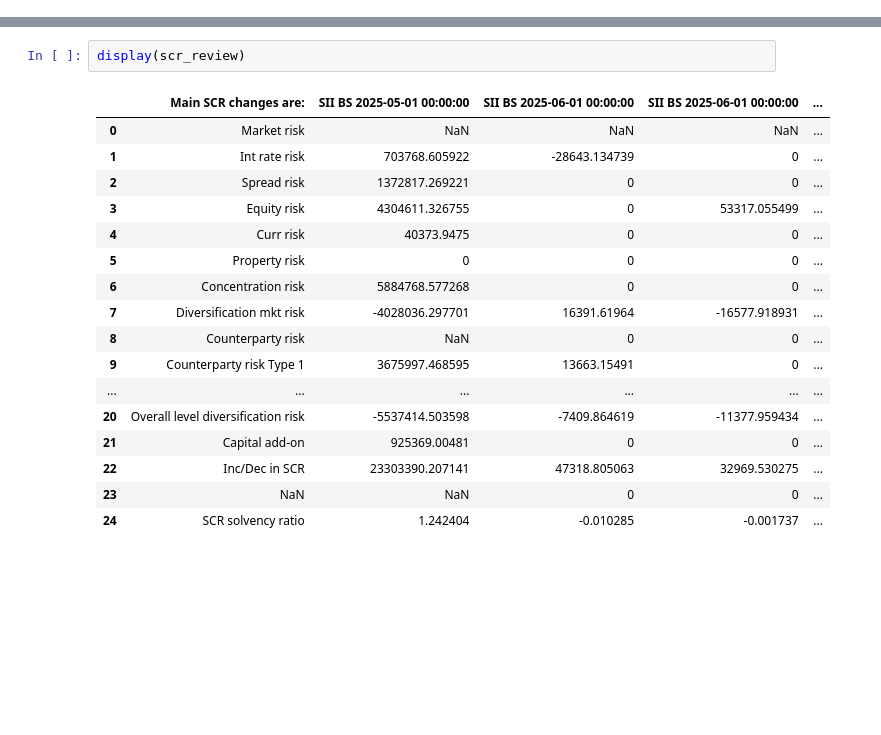
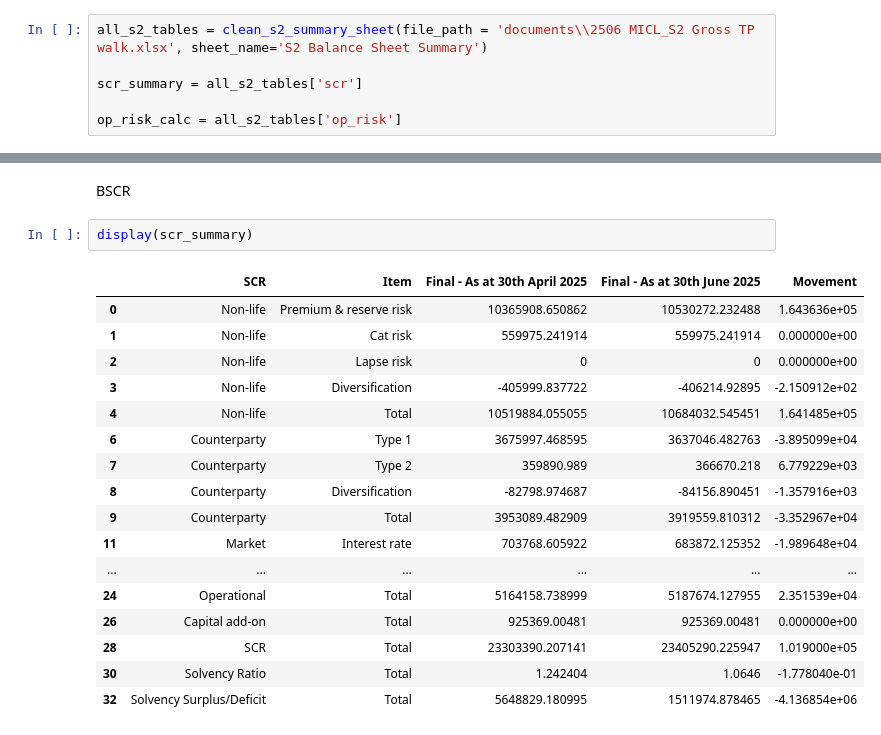
Before and after one commit to blazeitbobby/repo, a Jupyter notebook: top_down.ipynb, the cells around one changed output, grey strips where cells are left out. Drawn from its saved outputs; the diff is of its cells as text; blank space fills up the shorter version.

```diff
--- a/top_down.ipynb
+++ b/top_down.ipynb
@@ -25,0 +13,6 @@ print(diversification)
+# %%
+all_s2_tables = clean_s2_summary_sheet(file_path = 'documents\\2506 MICL_S2 Gross TP walk.xlsx', sheet_name='S2 Balance Sheet Summary')
+
+scr_summary = all_s2_tables['scr']
+
+op_risk_calc = all_s2_tables['op_risk']
@@ -26,20 +119,22 @@ print(diversification)
+# %% [markdown]
+BSCR
 # %%
-display(scr_review)
+display(scr_summary)
 # %% [output]
-|  | Main SCR changes are: | SII BS 2025-05-01 00:00:00 | SII BS 2025-06-01 00:00:00 | SII BS 2025-06-01 00:00:00 | ... |
-| 0 | Market risk | NaN | NaN | NaN | ... |
-| 1 | Int rate risk | 703768.605922 | -28643.134739 | 0 | ... |
-| 2 | Spread risk | 1372817.269221 | 0 | 0 | ... |
-| 3 | Equity risk | 4304611.326755 | 0 | 53317.055499 | ... |
-| 4 | Curr risk | 40373.9475 | 0 | 0 | ... |
-| 5 | Property risk | 0 | 0 | 0 | ... |
-| 6 | Concentration risk | 5884768.577268 | 0 | 0 | ... |
-| 7 | Diversification mkt risk | -4028036.297701 | 16391.61964 | -16577.918931 | ... |
-| 8 | Counterparty risk | NaN | 0 | 0 | ... |
-| 9 | Counterparty risk Type 1 | 3675997.468595 | 13663.15491 | 0 | ... |
+|  | SCR | Item | Final - As at 30th April 2025 | Final - As at 30th June 2025 | Movement |
+| 0 | Non-life | Premium & reserve risk | 10365908.650862 | 10530272.232488 | 1.643636e+05 |
+| 1 | Non-life | Cat risk | 559975.241914 | 559975.241914 | 0.000000e+00 |
+| 2 | Non-life | Lapse risk | 0 | 0 | 0.000000e+00 |
+| 3 | Non-life | Diversification | -405999.837722 | -406214.92895 | -2.150912e+02 |
+| 4 | Non-life | Total | 10519884.055055 | 10684032.545451 | 1.641485e+05 |
+| 6 | Counterparty | Type 1 | 3675997.468595 | 3637046.482763 | -3.895099e+04 |
+| 7 | Counterparty | Type 2 | 359890.989 | 366670.218 | 6.779229e+03 |
+| 8 | Counterparty | Diversification | -82798.974687 | -84156.890451 | -1.357916e+03 |
+| 9 | Counterparty | Total | 3953089.482909 | 3919559.810312 | -3.352967e+04 |
+| 11 | Market | Interest rate | 703768.605922 | 683872.125352 | -1.989648e+04 |
 | ... | ... | ... | ... | ... | ... |
-| 20 | Overall level diversification risk | -5537414.503598 | -7409.864619 | -11377.959434 | ... |
-| 21 | Capital add-on | 925369.00481 | 0 | 0 | ... |
-| 22 | Inc/Dec in SCR | 23303390.207141 | 47318.805063 | 32969.530275 | ... |
-| 23 | NaN | NaN | 0 | 0 | ... |
-| 24 | SCR solvency ratio | 1.242404 | -0.010285 | -0.001737 | ... |
+| 24 | Operational | Total | 5164158.738999 | 5187674.127955 | 2.351539e+04 |
+| 26 | Capital add-on | Total | 925369.00481 | 925369.00481 | 0.000000e+00 |
+| 28 | SCR | Total | 23303390.207141 | 23405290.225947 | 1.019000e+05 |
+| 30 | Solvency Ratio | Total | 1.242404 | 1.0646 | -1.778040e-01 |
+| 32 | Solvency Surplus/Deficit | Total | 5648829.180995 | 1511974.878465 | -4.136854e+06 |
```
Also changed, not shown: parts of 23 cells of this notebook, 3 other files.
